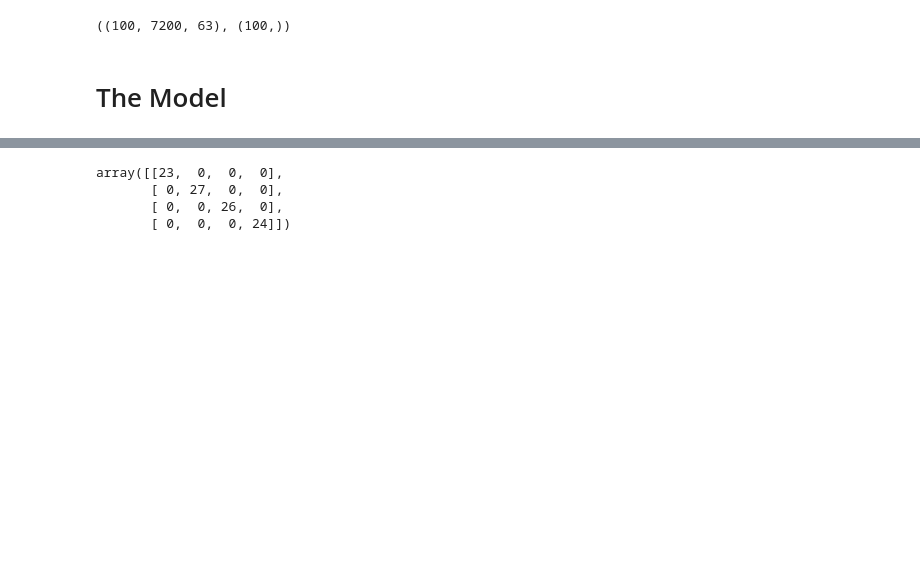
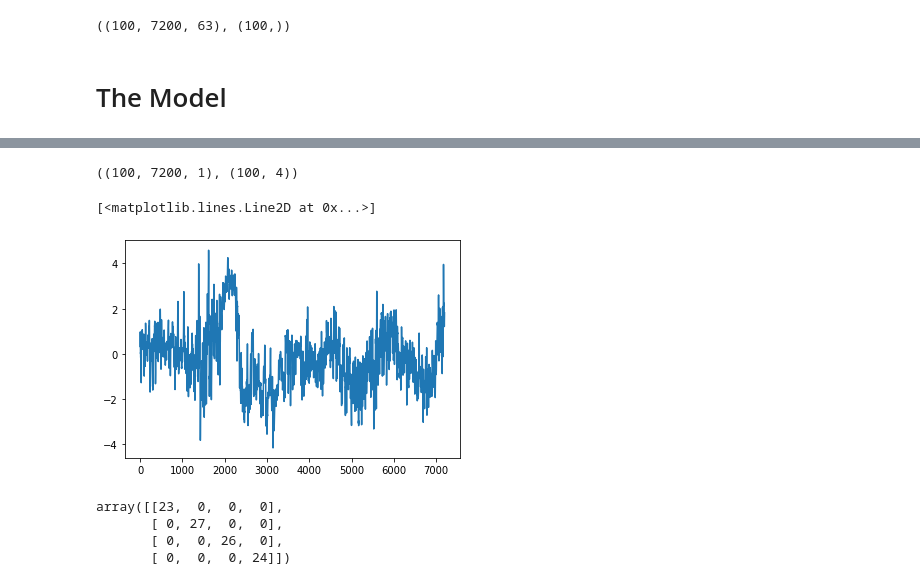
Before and after one commit to alifele/Brain_Computer_Interface, a Jupyter notebook: The Models/Subject_based_RNN_model.ipynb, the cells around one changed output, grey strips where cells are left out. Saved outputs shown, nothing was run; the diff lists cells and outputs as text; code cells hidden in the pictures; blank space fills up the shorter version.

```diff
--- a/The Models/Subject_based_RNN_model.ipynb
+++ b/The Models/Subject_based_RNN_model.ipynb
@@ -120,0 +157,2 @@ def batch_loader(batch=[0,100]):
+# %%
+data_ , label_ = batch_loader_show(label)
@@ -130,14 +176,14 @@ def batch_loader_test_data(batch=[0,100]):
 
   for i in range(batch[0], batch[1]):
     data, label = data_loader_test_data(selector_test_data[int(i%len(selector_test_data))])
-
+    '''
     L = len(selector[selector[:,1]==label])
     data_for_mean = []
     for j in range(6):
       data_, label_ = data_loader(selector[selector[:,1]==label][int((i+j)%L)])
       data_for_mean.append(data_)
       data = np.mean(data_for_mean, axis=0)
-
+    '''
     Data.append(data)
     Label.append(label)
 
@@ -221,3 +292,23 @@ _________________________________________________________________
+# %%
+"""
+
+over_sample = 1
+intervals = [[1000*i,1000*(i+1)] for i in range(10)]
+for epoch in range(1):
+  for interval in intervals:
+    data, label = batch_loader(interval)
+    data_show = batch_loader(interval) #used as the first output
+    data_test, label_test=  batch_loader_test_data()
+    model.fit(data[:,::over_sample,:], (data_show, label-1), epochs=2, validation_data=(data_test[:,::over_sample,:], label_test-1))
+    print('')
+    print('############################')
+    print('############################')
+    print('interval:{}    and    epoch:{}'.format(interval, epoch))
+    print('############################')
+    print('############################')
+    print('')
+
+    """
 # %%
 model.compile(loss='sparse_categorical_crossentropy',
               optimizer='adam',
@@ -225,11 +320,16 @@ model.compile(loss='sparse_categorical_crossentropy',
 # %%
+## For the manual Model
+
 over_sample = 1
-intervals = [[1000*i,1000*(i+1)] for i in range(10)]
+intervals = [[1000*i,1000*(i+1)] for i in range(3)]
 for epoch in range(1):
   for interval in intervals:
+
     data, label = batch_loader(interval)
+    data_show, label_ = batch_loader_show(label, interval) #used as the first output
     data_test, label_test=  batch_loader_test_data()
-    model.fit(data[:,::over_sample,:], label-1, epochs=2, validation_data=(data_test[:,::over_sample,:], label_test-1))
+
+    model.fit(data[:,::over_sample,:], (data_show, label-1), epochs=10, validation_data=(data_test[:,::over_sample,:], label_test-1))
     print('')
     print('############################')
     print('############################')
@@ -266,3 +376,12 @@ y_pred = np.argmax(y_pred, axis=1) +1
+# %%
+np.shape(y_pred[0]), np.shape(y_pred[1])
+# %% [output]
+((100, 7200, 1), (100, 4))
+# %%
+plt.plot(y_pred[0][19,:,0])
+# %% [output]
+[<matplotlib.lines.Line2D at 0x...>]
+[figure, added]
 # %%
 from sklearn.metrics import confusion_matrix
 # %%
```
Also changed, not shown: parts of 14 cells of this notebook.
